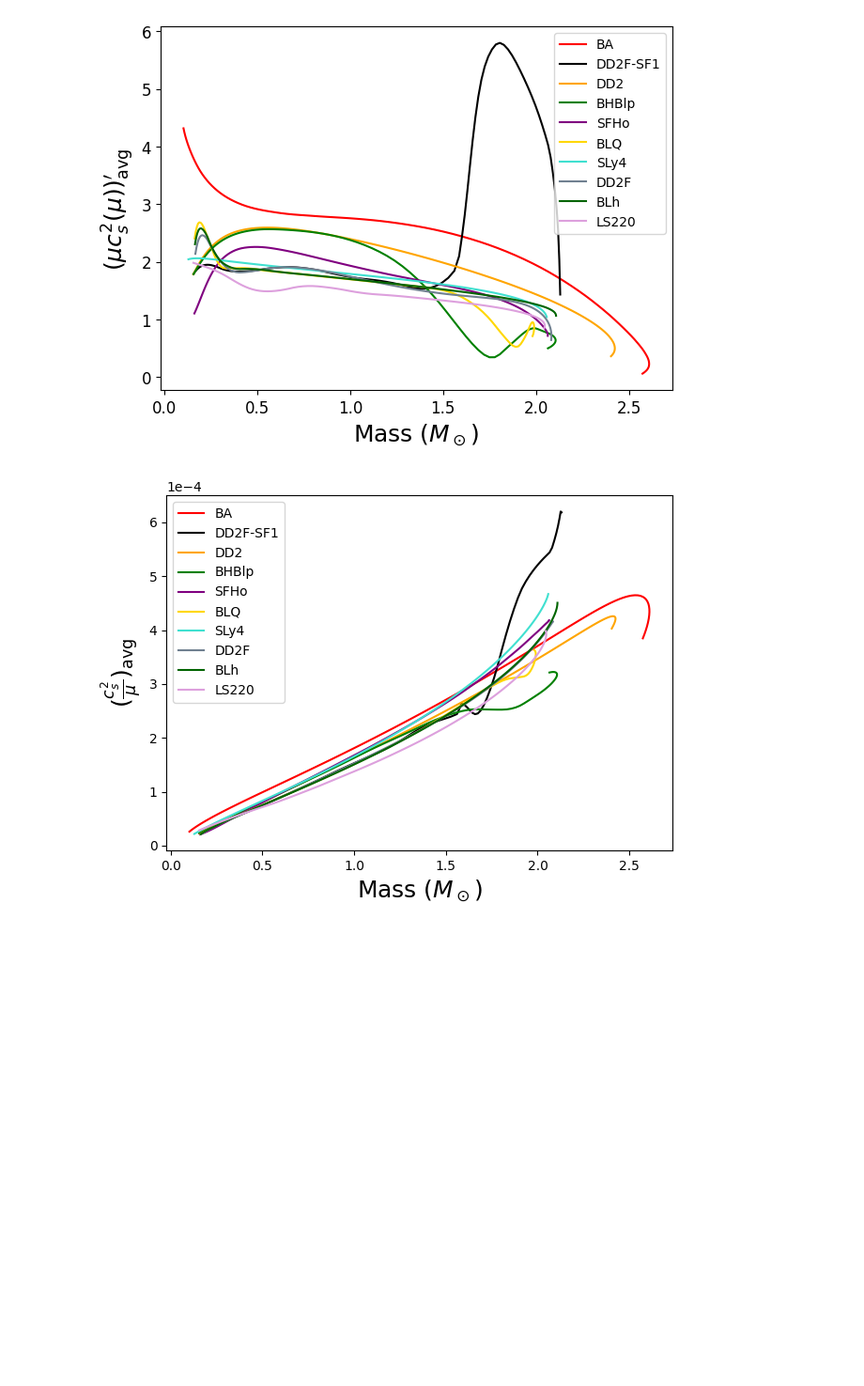
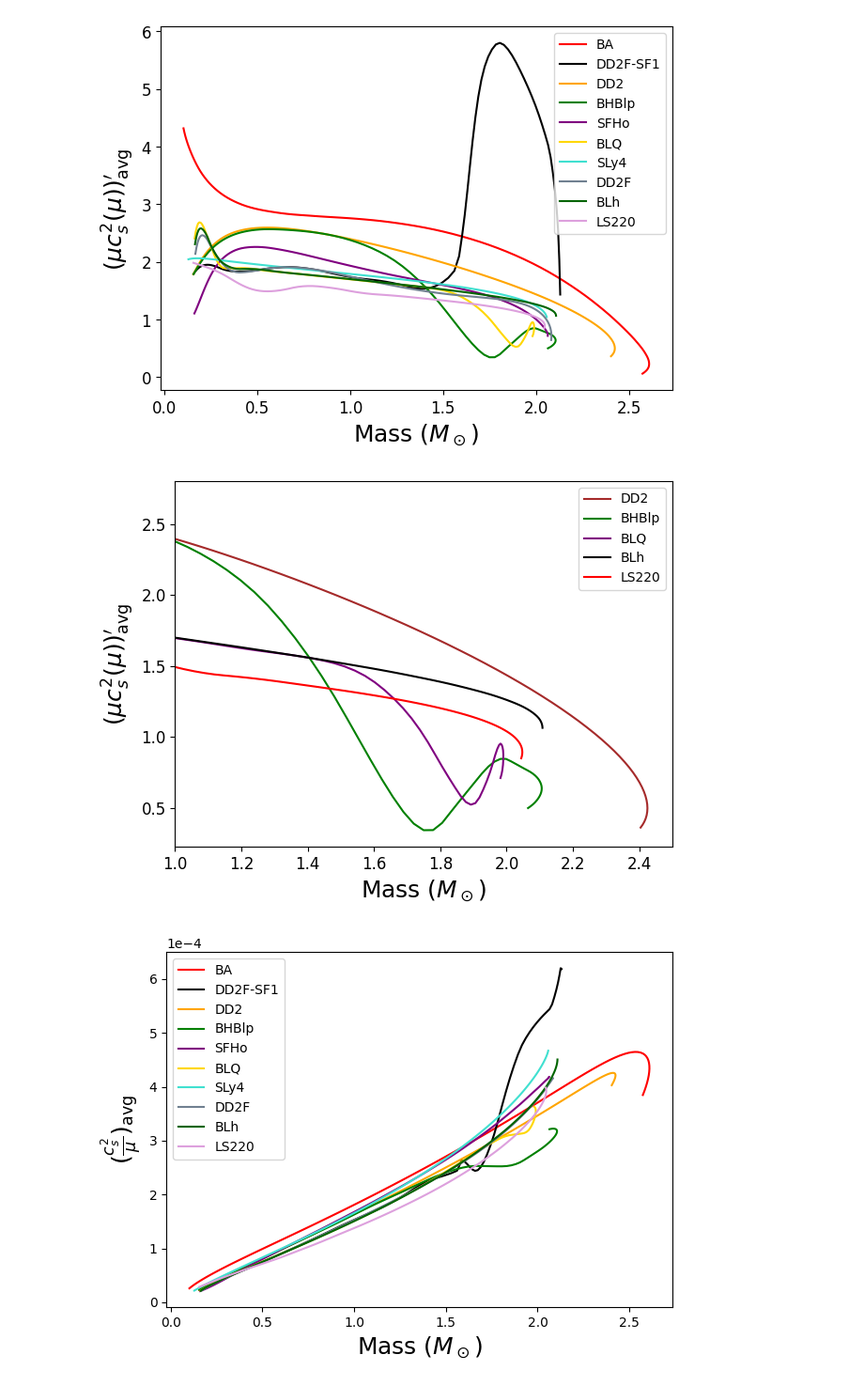
Before and after one commit to astro-man98/High_Density_Sound_Speed, a Jupyter notebook: CORE_FIgures.ipynb, the cells around one changed output. Shown at 94% size. Drawn from its saved outputs; the diff is of its cells as text; code cells hidden in the pictures; blank space fills up the shorter version.

Commit message:
Added MVR for RVSS and new CORE figures

```diff
--- a/CORE_FIgures.ipynb
+++ b/CORE_FIgures.ipynb
@@ -120,6 +120,26 @@ mu_cs2prime_fig.tight_layout()
 mu_cs2prime_fig.savefig('./Figures/Final_Paper_Figs/CORE_mu_cs2prime.pdf',format='pdf',dpi = 300)
 # %% [output]
 [figure]
+# %%
+axes_label_fontsize = 18
+tick_label_fontsize = 12
+text_fontsize = 16
+
+mu_cs2prime_fig,mu_cs2prime_axes = plt.subplots(1)
+
+for eos in core_subeos.keys():
+    mu_cs2prime = np.loadtxt(f'./Figure_Data/CORE/{eos}_mu_cs2prime.txt')
+    mu_cs2prime_axes.plot(mu_cs2prime[:,0],mu_cs2prime[:,1],label=eos,color=core_subeos[eos])
+
+mu_cs2prime_axes.set_xlabel(r'Mass ($M_\odot$)',fontsize=axes_label_fontsize)
+mu_cs2prime_axes.set_ylabel(r"$(\mu c_s^2(\mu))_{\text{avg}}'$",fontsize=axes_label_fontsize)
+mu_cs2prime_axes.set_xlim([1.0,2.5])
+mu_cs2prime_axes.tick_params(labelsize=tick_label_fontsize)
+mu_cs2prime_axes.legend()
+mu_cs2prime_fig.tight_layout()
+mu_cs2prime_fig.savefig('./Figures/Final_Paper_Figs/CORE_mu_cs2prime_subeos.pdf',format='pdf',dpi = 300)
+# %% [output]
+[figure, added]
 # %%
 axes_label_fontsize = 18
 tick_label_fontsize = 12
```
Also changed, not shown: parts of 1 cell of this notebook, 27 other files.
